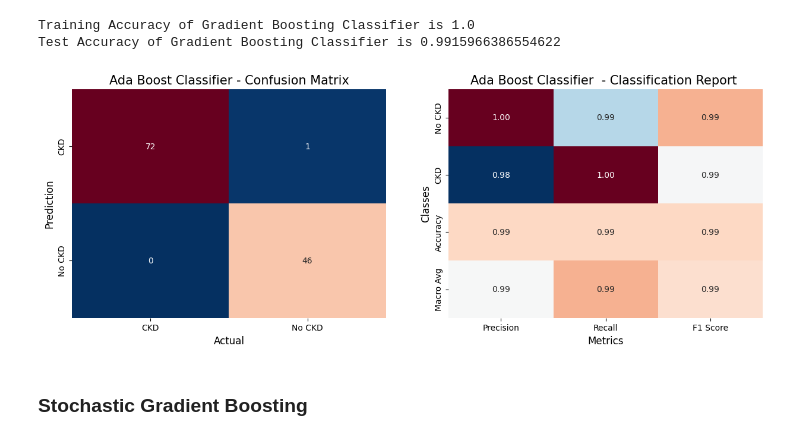
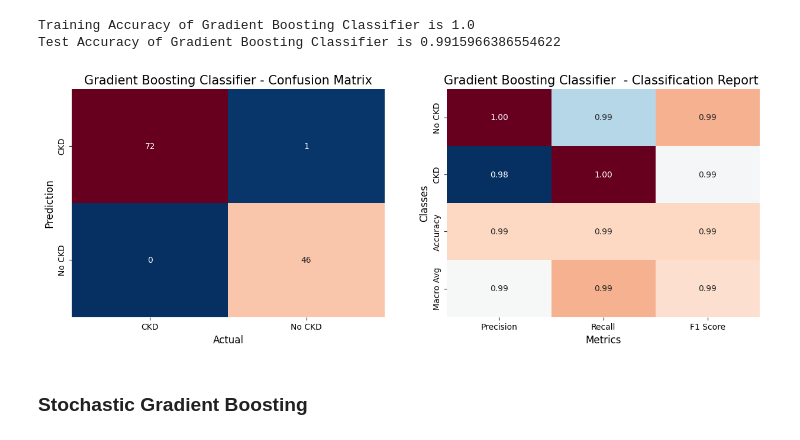
Before and after one commit to SimranS22/Kidney-Disease-Prediction-Model, a Jupyter notebook: Notebook/kidney-disease-prediction-model.ipynb, the cells around one changed output. Drawn from its saved outputs; the diff is of its cells as text; code cells hidden in the pictures.

```diff
--- a/Notebook/kidney-disease-prediction-model.ipynb
+++ b/Notebook/kidney-disease-prediction-model.ipynb
@@ -732,33 +732,33 @@ Test Accuracy of Gradient Boosting Classifier is 0.9915966386554622
 # %%
 plt.figure(figsize=(15, 5))
 plt.subplot(1, 2, 1)
 sns.heatmap(confusion_matrix(Y_test,gb_pred),cmap="RdBu_r", cbar=False,
             annot=True,
             fmt='g',
             xticklabels=['CKD','No CKD'],
             yticklabels=['CKD','No CKD'])
 plt.ylabel('Prediction',fontsize=12)
 plt.xlabel('Actual',fontsize=12)
-plt.title('Ada Boost Classifier - Confusion Matrix',fontsize=15)
+plt.title('Gradient Boosting Classifier - Confusion Matrix',fontsize=15)
 
 report = classification_report(Y_test, gb_pred, output_dict=True)
 
 report_df = pd.DataFrame(report).transpose()
 
 # Plot heatmap
 plt.subplot(1, 2, 2)
 sns.heatmap(report_df.iloc[:-1, :-1], annot=True, cmap="RdBu_r", fmt='.2f', cbar=False,
 xticklabels=['Precision', 'Recall', 'F1 Score'],
             yticklabels=['No CKD','CKD', 'Accuracy', 'Macro Avg'])
-plt.title('Ada Boost Classifier  - Classification Report ', fontsize=15)
+plt.title('Gradient Boosting Classifier  - Classification Report ', fontsize=15)
 plt.xlabel('Metrics', fontsize=12)
 plt.ylabel('Classes', fontsize=12)
 plt.show()
 
 # print(f"Confusion Matrix :- \n{confusion_matrix(Y_test, gb.predict(X_test_scaled))}\n")
 # print(f"Classification Report :- \n {classification_report(Y_test, gb.predict(X_test_scaled))}")
 # %% [output]
-[figure, old version]
+[figure, new version]
 # %% [markdown]
 ### Stochastic Gradient Boosting
 # %%
```
Also changed, not shown: parts of 12 cells of this notebook.
